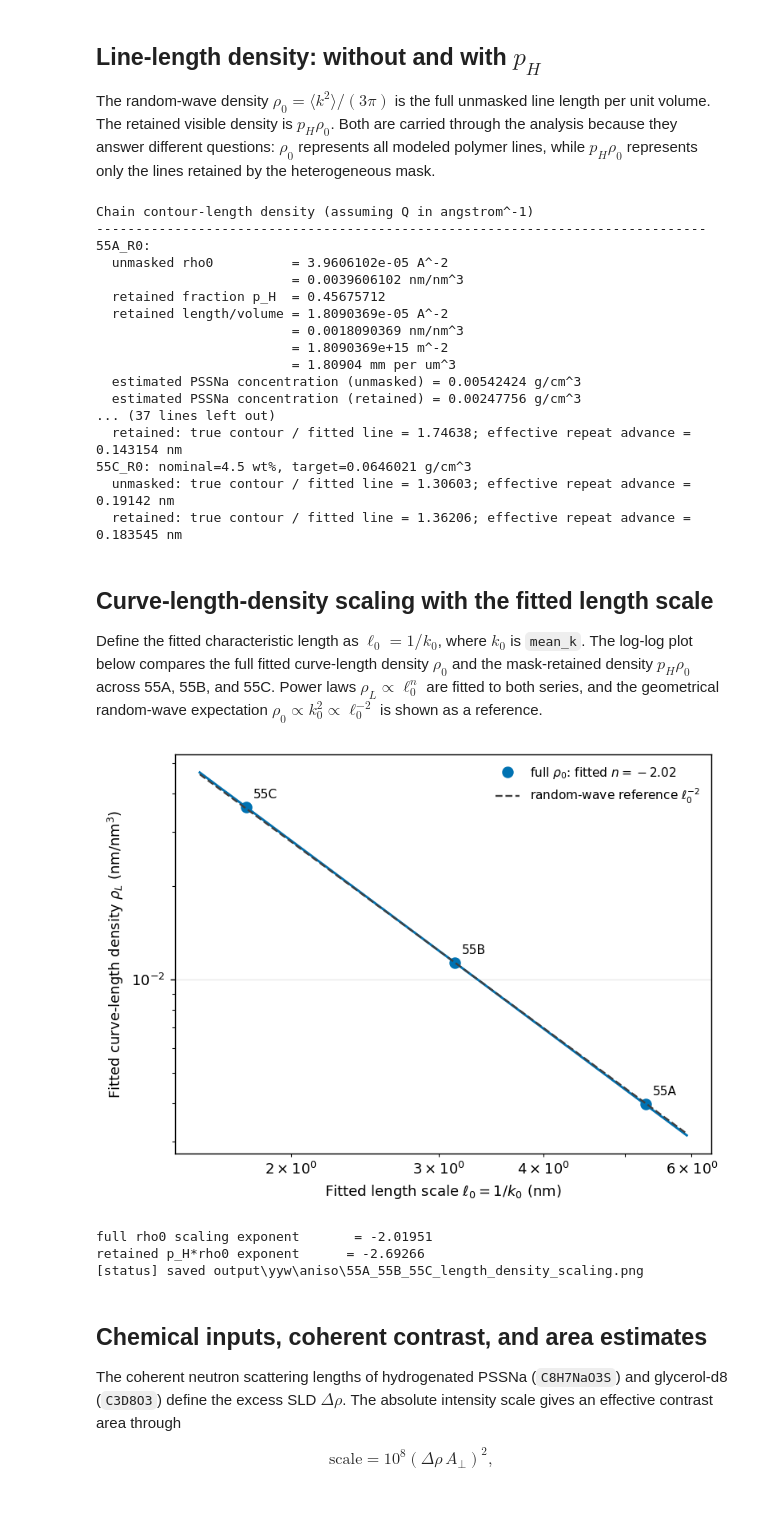
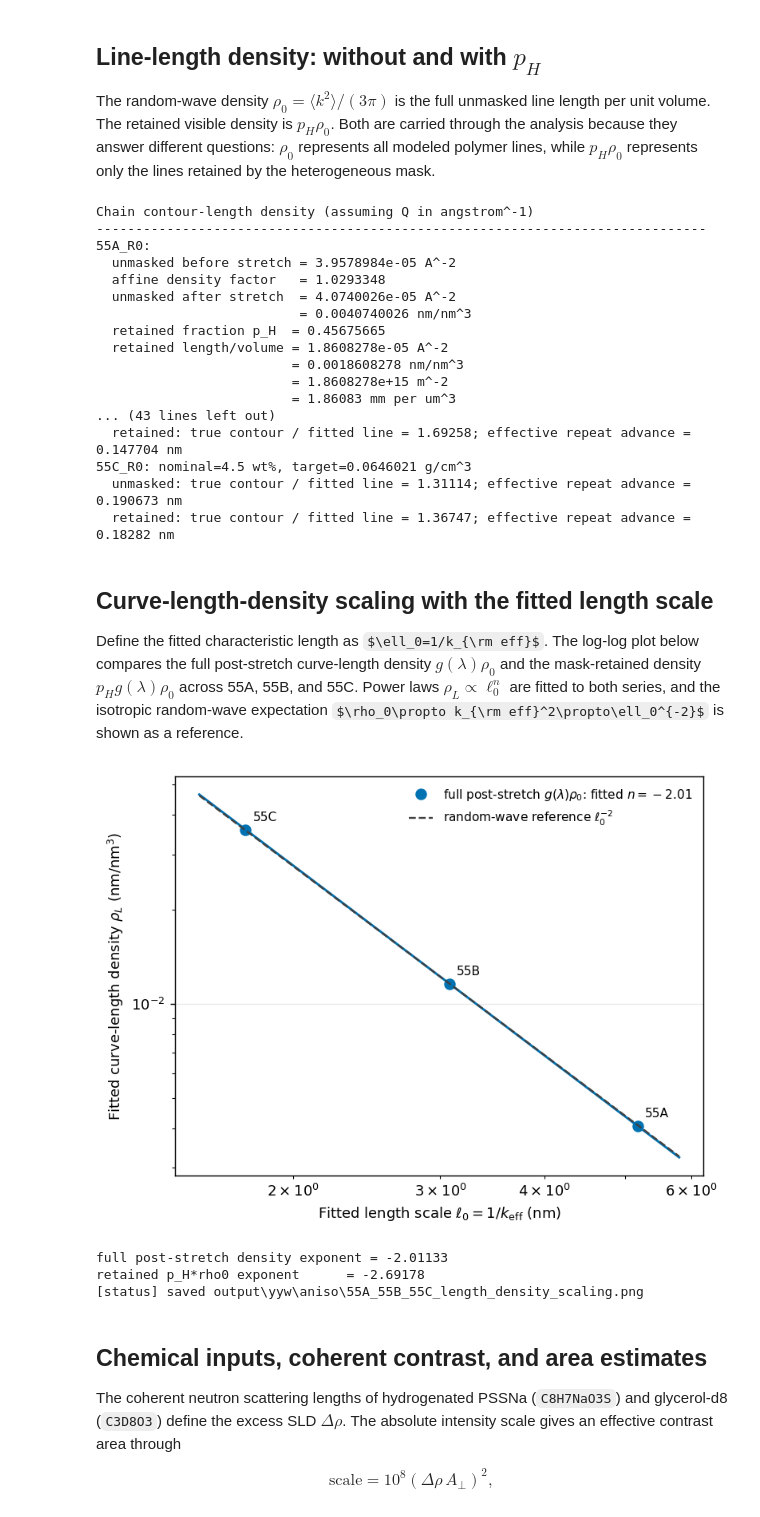
Before and after one commit to ch-tung/Randomwave_ML, a Jupyter notebook: randomcxl/smpl/curvefit/cf_compare_yyw.ipynb, the cells around one changed output. Saved outputs shown, nothing was run; the diff lists cells and outputs as text; code cells hidden in the pictures; some formulas as TeX source.

```diff
--- a/randomcxl/smpl/curvefit/cf_compare_yyw.ipynb
+++ b/randomcxl/smpl/curvefit/cf_compare_yyw.ipynb
@@ -60,14 +61,14 @@ observations = {
 }
 fit_curves = {
     tag: np.genfromtxt(
-        OUTPUT_DIR / f"{tag}_gaussian_affine_fit_curve.csv",
+        OUTPUT_DIR / f"{tag}_{FIT_TAG}_fit_curve.csv",
         delimiter=",",
         names=True,
     )
     for tag in SAMPLE_TAGS
 }
 fit_parameters = {
-    tag: load_named_values(OUTPUT_DIR / f"{tag}_gaussian_affine_fit_parameters.csv")
+    tag: load_named_values(OUTPUT_DIR / f"{tag}_{FIT_TAG}_fit_parameters.csv")
     for tag in SAMPLE_TAGS
 }
 i_highq_anchor_from_intensity = {
@@ -79,7 +80,7 @@ for tag in SAMPLE_TAGS:
     print(
         f"[status] {tag}: observation points={observations[tag].size}, "
         f"fit points={fit_curves[tag].size}, "
-        f"mean_k={fit_parameters[tag]['mean_k']:.6g}, "
+        f"k_eff={fit_parameters[tag]['k_eff']:.6g}, "
         f"k_H/k={fit_parameters[tag]['k_H_over_k']:.6g}"
     )
 # %% [output]
@@ -116,7 +117,7 @@ for tags in zip(SAMPLE_TAGS, WEIGHTFRAC_TAGS):
         fit["I_fit"],
         color=COLORS[tag],
         lw=1.8,
-        label=f"{weightfrac}% fit",
+        label=f"{weightfrac}% full-geom fit",
         zorder=10,
     )
 
@@ -129,7 +130,7 @@ ax.set_ylabel(r"$I(Q)$")
 ax.legend(fontsize=8)
 fig.tight_layout()
 
-COMPARISON_PLOT = OUTPUT_DIR / "yyw_gaussian_affine_observations_and_fits.png"
+COMPARISON_PLOT = OUTPUT_DIR / f"yyw_{FIT_TAG}_observations_and_fits.png"
 fig.savefig(COMPARISON_PLOT)
 print(f"[status] saved {COMPARISON_PLOT}")
 # %% [output]
@@ -145,10 +146,12 @@ Each sample has 149 fitted $I(Q)$ points. The low-$Q$ mask inverse length and th
 The high-$Q$ intensity coefficient fitted directly from the high-$Q$ portion of $I(Q)$ is denoted `i_highq_anchor`. The coupled-model prediction is denoted `i_highq_model`. Neither is the direct-space correlation function $C(r)$.
 # %%
 FLOATING_PARAMETER_NAMES = (
-    "mean_k", "r_sigma_k", "k_H_over_k", "b", "stretch_ratio", "scale"
+    "k_eff", "r_sigma_k", "k_H_over_k", "b", "stretch_ratio", "scale"
 )
 DERIVED_PARAMETER_NAMES = (
-    "k_H", "p_H", "sigma_H_squared", "alpha_H", "kappa_H", "rho0"
+    "mean_k", "sigma_k", "k_H", "p_H", "sigma_H_squared",
+    "alpha_H", "kappa_H", "rho0", "affine_highq_factor",
+    "line_density_geometric",
 )
 
 print("Fit information map")
@@ -168,7 +171,7 @@ for tag in SAMPLE_TAGS:
         f"nominal residual dof={n_fit-6}"
     )
     print(
-        f"  mean_k={params['mean_k']:.6g}, r_sigma_k={params['r_sigma_k']:.6g}, "
+        f"  k_eff={params['k_eff']:.6g}, r_sigma_k={params['r_sigma_k']:.6g}, "
         f"stretch={params['stretch_ratio']:.6g}, k_H/k={params['k_H_over_k']:.6g}, "
         f"b={params['b']:.6g}, scale={params['scale']:.6g}"
     )
@@ -206,7 +256,8 @@ External checks: nominal wt%, component mass densities, coherent SLD contrast
 The random-wave density $\rho_0=\langle k^2\rangle/(3\pi)$ is the full unmasked line length per unit volume. The retained visible density is $p_H\rho_0$. Both are carried through the analysis because they answer different questions: $\rho_0$ represents all modeled polymer lines, while $p_H\rho_0$ represents only the lines retained by the heterogeneous mask.
 # %%
 # Chain contour length per unit volume and estimated PSSNa weight fractions.
-# rho0 is the unmasked line-length density; p_H is the retained mask fraction.
+# rho0 is the isotropic unmasked line-length density; the full-geometric
+# post-stretch density also includes affine_highq_factor. p_H is the retained fraction.
 # Assumptions: Q is in angstrom^-1, one PSSNa repeat contributes 0.25 nm
 # of contour, repeat molar mass is 206.19 g/mol, and glycerol-d8 density is
 # 1.371 g/cm^3 at 25 C. Weight fractions assume additive dilute-solution mass.
@@ -235,8 +286,10 @@ for tag in SAMPLE_TAGS:
     params = fit_parameters[tag]
     rho0 = params["rho0"]
     p_H = params["p_H"]
-    retained_density = p_H * rho0
-    unmasked_nm_per_nm3 = 100.0 * rho0
+    affine_density_factor = params["affine_highq_factor"]
+    unmasked_density = rho0 * affine_density_factor
+    retained_density = params.get("line_density_geometric", p_H * unmasked_density)
+    unmasked_nm_per_nm3 = 100.0 * unmasked_density
     retained_nm_per_nm3 = 100.0 * retained_density
     unmasked_concentration = pssna_mass_concentration_g_per_cm3(unmasked_nm_per_nm3)
     retained_concentration = pssna_mass_concentration_g_per_cm3(retained_nm_per_nm3)
@@ -245,6 +298,8 @@ for tag in SAMPLE_TAGS:
 
     result = {
         "rho0_A^-2": rho0,
+        "affine_density_factor": affine_density_factor,
+        "line_density_after_A^-2": unmasked_density,
         "unmasked_nm_per_nm3": unmasked_nm_per_nm3,
         "p_H": p_H,
         "retained_A^-2": retained_density,
@@ -259,8 +314,10 @@ for tag in SAMPLE_TAGS:
     chain_length_density_results[tag] = result
 
     print(f"{tag}:")
-    print(f"  unmasked rho0          = {rho0:.8g} A^-2")
-    print(f"                         = {unmasked_nm_per_nm3:.8g} nm/nm^3")
+    print(f"  unmasked before stretch = {rho0:.8g} A^-2")
+    print(f"  affine density factor   = {affine_density_factor:.8g}")
+    print(f"  unmasked after stretch  = {unmasked_density:.8g} A^-2")
+    print(f"                          = {unmasked_nm_per_nm3:.8g} nm/nm^3")
     print(f"  retained fraction p_H  = {p_H:.8g}")
     print(f"  retained length/volume = {retained_density:.8g} A^-2")
     print(f"                         = {result['retained_nm_per_nm3']:.8g} nm/nm^3")
@@ -308,30 +365,30 @@ for tag in SAMPLE_TAGS:
 Chain contour-length density (assuming Q in angstrom^-1)
 ------------------------------------------------------------------------------
 55A_R0:
-  unmasked rho0          = 3.9606102e-05 A^-2
-                         = 0.0039606102 nm/nm^3
-  retained fraction p_H  = 0.45675712
-  retained length/volume = 1.8090369e-05 A^-2
-                         = 0.0018090369 nm/nm^3
-                         = 1.8090369e+15 m^-2
-                         = 1.80904 mm per um^3
-  estimated PSSNa concentration (unmasked) = 0.00542424 g/cm^3
-  estimated PSSNa concentration (retained) = 0.00247756 g/cm^3
-... (37 lines left out)
-  retained: true contour / fitted line = 1.74638; effective repeat advance = 0.143154 nm
+  unmasked before stretch = 3.9578984e-05 A^-2
+  affine density factor   = 1.0293348
+  unmasked after stretch  = 4.0740026e-05 A^-2
+                          = 0.0040740026 nm/nm^3
+  retained fraction p_H  = 0.45675665
+  retained length/volume = 1.8608278e-05 A^-2
+                         = 0.0018608278 nm/nm^3
+                         = 1.8608278e+15 m^-2
+                         = 1.86083 mm per um^3
+... (43 lines left out)
+  retained: true contour / fitted line = 1.69258; effective repeat advance = 0.147704 nm
 55C_R0: nominal=4.5 wt%, target=0.0646021 g/cm^3
-  unmasked: true contour / fitted line = 1.30603; effective repeat advance = 0.19142 nm
-  retained: true contour / fitted line = 1.36206; effective repeat advance = 0.183545 nm
+  unmasked: true contour / fitted line = 1.31114; effective repeat advance = 0.190673 nm
+  retained: true contour / fitted line = 1.36747; effective repeat advance = 0.18282 nm
 # %% [markdown]
 ## Curve-length-density scaling with the fitted length scale
 
-Define the fitted characteristic length as $\ell_0=1/k_0$, where $k_0$ is `mean_k`. The log-log plot below compares the full fitted curve-length density $\rho_0$ and the mask-retained density $p_H\rho_0$ across 55A, 55B, and 55C. Power laws $\rho_L\propto\ell_0^n$ are fitted to both series, and the geometrical random-wave expectation $\rho_0\propto k_0^2\propto\ell_0^{-2}$ is shown as a reference.
+Define the fitted characteristic length as $\ell_0=1/k_{\rm eff}$. The log-log plot below compares the full post-stretch curve-length density $g(\lambda)\rho_0$ and the mask-retained density $p_Hg(\lambda)\rho_0$ across 55A, 55B, and 55C. Power laws $\rho_L\propto\ell_0^n$ are fitted to both series, and the isotropic random-wave expectation $\rho_0\propto k_{\rm eff}^2\propto\ell_0^{-2}$ is shown as a reference.
 # %%
 scaling_length_nm = np.array([
-    0.1 / fit_parameters[tag]["mean_k"] for tag in SAMPLE_TAGS
+    0.1 / fit_parameters[tag]["k_eff"] for tag in SAMPLE_TAGS
 ])
 scaling_rho0_nm2 = np.array([
-    100.0 * chain_length_density_results[tag]["rho0_A^-2"] for tag in SAMPLE_TAGS
+    100.0 * chain_length_density_results[tag]["line_density_after_A^-2"] for tag in SAMPLE_TAGS
 ])
 scaling_retained_nm2 = np.array([
     100.0 * chain_length_density_results[tag]["retained_A^-2"] for tag in SAMPLE_TAGS
@@ -364,7 +421,7 @@ ax.loglog(
     "o",
     color="#0072B2",
     markersize=7,
-    label=rf"full $\rho_0$: fitted $n={rho0_exponent:.2f}$",
+    label=rf"full post-stretch $g(\lambda)\rho_0$: fitted $n={rho0_exponent:.2f}$",
 )
 ax.loglog(
     length_grid_nm,
@@ -390,38 +447,38 @@ ax.loglog(
 # )
 ax.loglog(
     length_grid_nm,
     inverse_square_reference,
     "--",
     color="0.25",
     linewidth=1.3,
     label=r"random-wave reference $\ell_0^{-2}$",
 )
 
 for tag, length_nm, density_nm2 in zip(SAMPLE_TAGS, scaling_length_nm, scaling_rho0_nm2):
     ax.annotate(
         tag.split("_")[0],
         (length_nm, density_nm2),
         xytext=(5, 6),
         textcoords="offset points",
         fontsize=8.5,
     )
 
-ax.set_xlabel(r"Fitted length scale $\ell_0=1/k_0$ (nm)")
+ax.set_xlabel(r"Fitted length scale $\ell_0=1/k_{\rm eff}$ (nm)")
 ax.set_ylabel(r"Fitted curve-length density $\rho_L$ (nm/nm$^3$)")
 ax.legend(frameon=False, fontsize=8.5)
 fig.tight_layout()
 
 SCALING_PLOT = OUTPUT_DIR / "55A_55B_55C_length_density_scaling.png"
 fig.savefig(SCALING_PLOT, bbox_inches="tight")
 plt.show()
 
-print(f"full rho0 scaling exponent       = {rho0_exponent:.6g}")
+print(f"full post-stretch density exponent = {rho0_exponent:.6g}")
 print(f"retained p_H*rho0 exponent      = {retained_exponent:.6g}")
 print(f"[status] saved {SCALING_PLOT}")
 # %% [output]
-[figure, old version]
+[figure, new version]
-full rho0 scaling exponent       = -2.01951
-retained p_H*rho0 exponent      = -2.69266
+full post-stretch density exponent = -2.01133
+retained p_H*rho0 exponent      = -2.69178
 [status] saved output\yyw\aniso\55A_55B_55C_length_density_scaling.png
 # %% [markdown]
 ## Chemical inputs, coherent contrast, and area estimates
```
Also changed, not shown: parts of 14 cells of this notebook, 4 other files.
